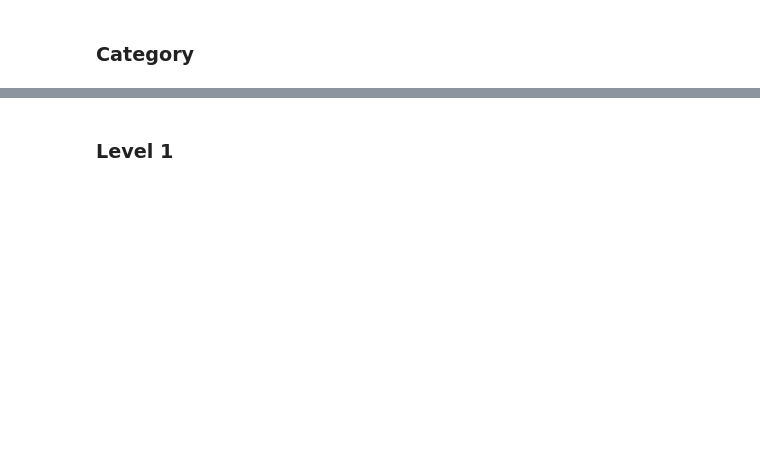
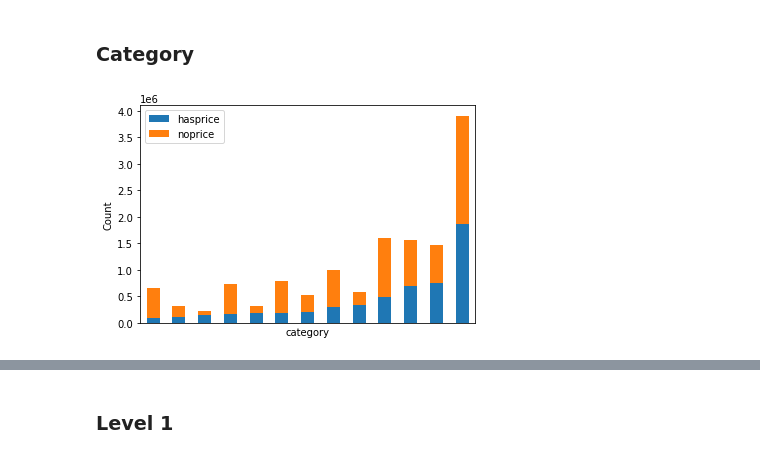
Before and after one commit to PrithviK21/BeZen-assignment, a Jupyter notebook: analyse_data.ipynb, the cells around one changed output, grey strips where cells are left out. Drawn from its saved outputs; the diff is of its cells as text; code cells hidden in the pictures; blank space fills up the shorter version.

```diff
--- a/analyse_data.ipynb
+++ b/analyse_data.ipynb
@@ -137,0 +117,4 @@ noprice_category
+# %%
+noprice_category, hasprice_category = count_prods('category')
+# %% [output]
+[figure, added]
```
Also changed, not shown: parts of 37 cells of this notebook, 1 other file.
